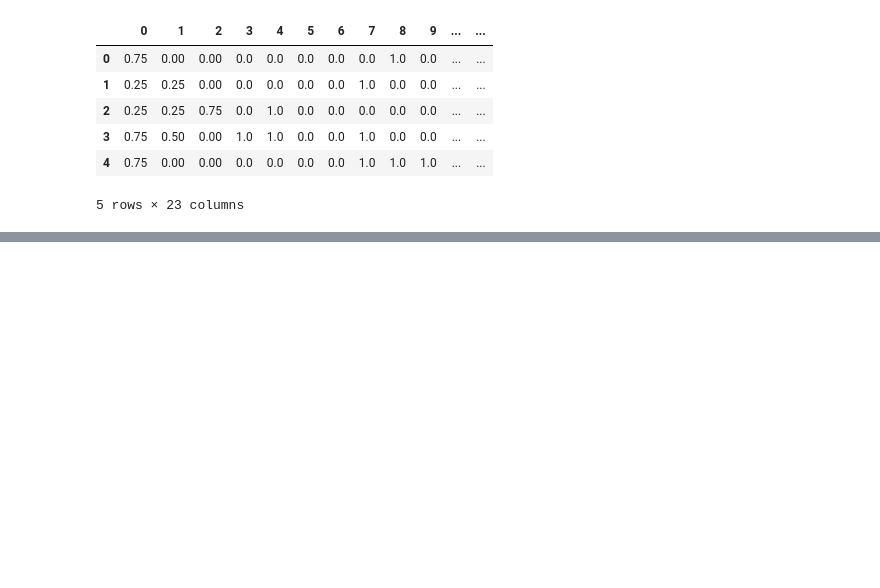
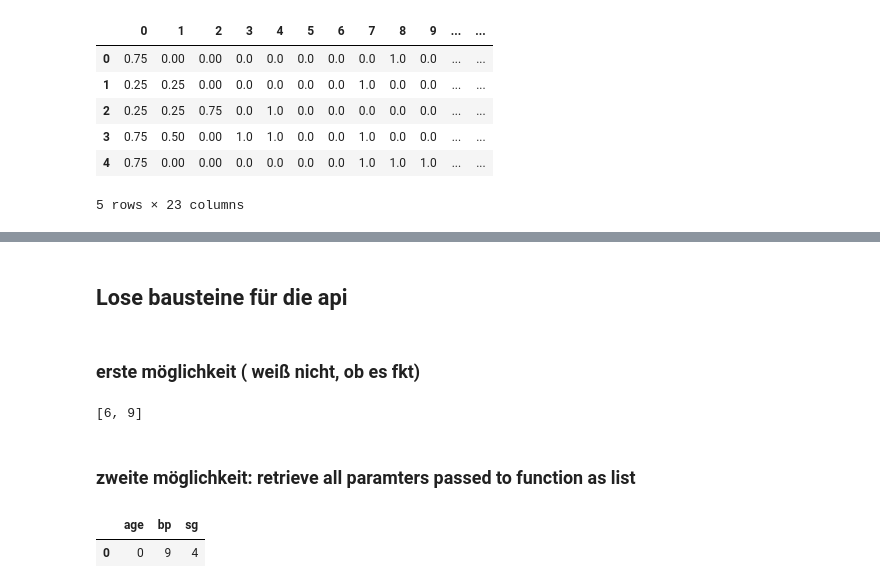
Before and after one commit to viiktoria/kidney_kids, a Jupyter notebook: notebooks/model_production.ipynb, the cells around one changed output, grey strips where cells are left out. Drawn from its saved outputs; the diff is of its cells as text; code cells hidden in the pictures; blank space fills up the shorter version.

```diff
--- a/notebooks/model_production.ipynb
+++ b/notebooks/model_production.ipynb
@@ -73,9 +72,7 @@ def replacing_binary_features(X,y):
 ### preprocessing of the data
 # %%
 def preproc(X_train):
-
-    ''' returns preprocessed data for log reg and tree
-    ( as two features are scaled differnetly then in knn )'''
+    '''takes in a df with column names. returns preprocessed data as numpy array with 24 columns'''
     # creating feat_lists for pipeline
     feat_binary = ['rbc', 'pc', 'pcc', 'ba', 'htn', 'dm', 'cad', 'appet', 'pe', 'ane']
     feat_ordered = ['sg', 'al', 'su']
@@ -109,3 +106,4 @@ def preproc(X_train):
 
     return X_proc
 X_preproc = preproc(X_train)
+X_preproc.shape
@@ -111,0 +112,5 @@ X_preproc = preproc(X_train)
+# %%
+model = RandomForestClassifier()
+model.fit(preproc(X_train), y_train)
+numpy_array = np.array([0.75, 0., 0., 0., 0., 0., 0., 0., 0., 0., 2., 0., 0., 0.29885057, 0.23076923, 0.13034188, 0.12195122, 0.00529801, 0.84858044, 0.01797753, 0.97692308, 0.65, 0.31818182, 0.44067797]).reshape(1, -1)
+model.predict(numpy_array)
@@ -166,0 +160,39 @@ SyntaxError: unexpected EOF while parsing (227973238.py, line 4)
+# %% [markdown]
+## Lose bausteine für die api
+# %% [markdown]
+### erste möglichkeit ( weiß nicht, ob es fkt)
+# %%
+from urllib.parse import urlparse
+from urllib.parse import parse_qs
+
+url = 'https://www.example.com/some_path?some_key=6&age=9'
+param_query = parse_qs(urlparse(url).query)
+param_list = []
+for i in param_query.values():
+    param_list.append(int(i[0]))
+param_list
+# %% [output]
+[6, 9]
+# %% [markdown]
+### zweite möglichkeit: retrieve all paramters passed to function as list
+# %%
+import inspect
+def foo(a=0,b=9,c=4):
+    dict = {}
+    args = inspect.getfullargspec(foo)
+    arg_val_list = list(args.defaults)
+    args_list = ['age', 'bp', 'sg']
+    for i,j in zip(args_list, arg_val_list):
+        dict[i] = [j]
+    print(dict)
+    df = pd.DataFrame.from_dict(dict)
+    return df
+
+
+
+
+
+foo()
+# %% [output]
+|  | age | bp | sg |
+| 0 | 0 | 9 | 4 |
```
Also changed, not shown: parts of 9 cells of this notebook, 3 other files.
